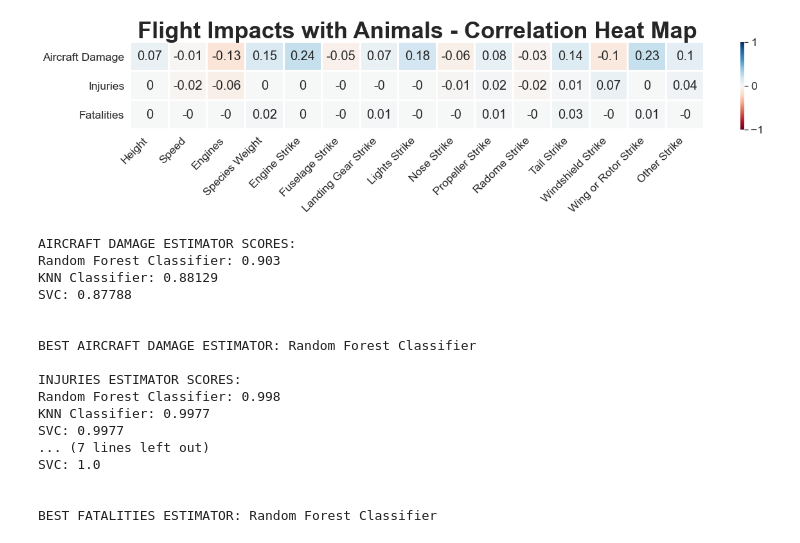
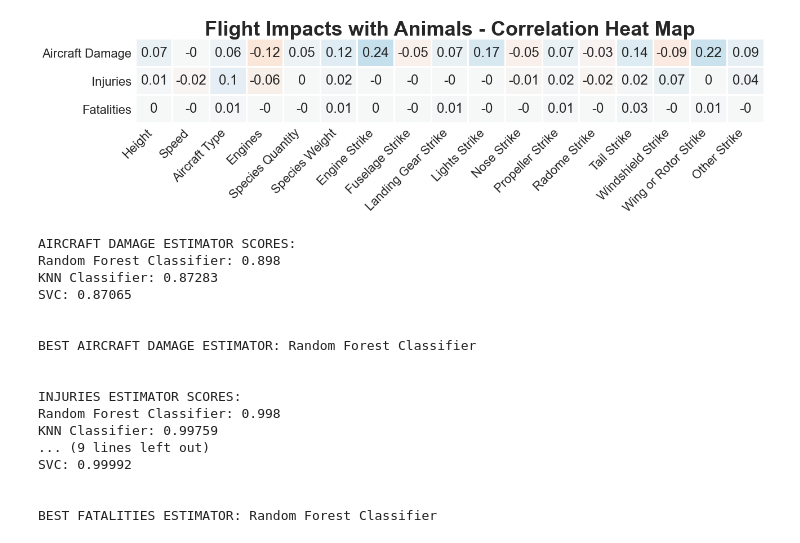
Before and after one commit to jgbreault/ByeByeBirdy, a Jupyter notebook: ByeByeBirdy.ipynb, the cells around one changed output. Cells and saved outputs as stored; diff of their text form; code cells hidden in the pictures.

```diff
--- a/ByeByeBirdy.ipynb
+++ b/ByeByeBirdy.ipynb
@@ -384,35 +509,24 @@ generateHistogram('Speed', 'km/h', 25)
 # %%
 ### Correlation Heat Map
 
-# Removing unintersting cols
-impactsCorr = impacts.drop(['Precise Year', 'Incident Year', 'Incident Month', 'Incident Day'], axis=1)
+impactsCorr = impacts.drop(['Biomass'], axis=1)
 corr = impactsCorr.corr().round(2)
 corr = corr.drop(predictionCols, axis=1)
-corr = corr.drop(strikeLocations + ['Engines', 'Height', 'Speed', 'Species Weight'], axis=0)
+corr = corr.drop(strikeLocations + ['Species Quantity', 'Engines', 'Height', 'Speed', 'Species Weight',
+                                    'Aircraft Type'], axis=0)
 
-heatmap = sns.heatmap(corr, annot = True, vmin=-1, vmax=1, center= 0, cmap="RdBu", linewidths=2)
+sns.heatmap(corr, annot = True, vmin=-1, vmax=1, center= 0, cmap="RdBu", linewidths=2, cbar=False)
 sns.set(rc={"figure.figsize":(standardCanvasWidth, standardCanvasHeight*0.25)})
-sns.set(font_scale=1.6)
+sns.set(font_scale=2)
 ax = plt.gca()
 ax.set_title("Flight Impacts with Animals - Correlation Heat Map", size=titleSize, fontweight="bold")
 ax.set_xticklabels(corr.columns, rotation = 45, ha="right")
+ax.tick_params(axis='both', which='major', pad=1, labelsize=tickLabelSize)
 plt.show()
 # %% [output]
-[figure, old version]
+[figure, new version]
 # %%
-### Finding best estimator(s)
-
-# Catagorical col encoding
-one_hot = OneHotEncoder(categories=[impacts['Aircraft'].unique(),
-                                    impacts['Aircraft Mass'].unique(), # 5 categories
-                                    impacts['Engine Type'].unique(),
-                                    impacts['Species Name'].unique(),
-                                    impacts['Species Quantity'].unique()])
-transformer = ColumnTransformer([('one_hot', one_hot,
-                                ['Aircraft', 'Aircraft Mass', 'Engine Type',
-                                 'Species Name','Species Quantity'])],
-                                remainder='passthrough')
-impactsX_t = transformer.fit_transform(impacts[XCols])
+### Finding Best Estimator(s)
 
 # Compares Random Forest Classifier, KNN Classifier, and SVC
 def findBestEstimator(col):
@@ -438,26 +552,27 @@ def findBestEstimator(col):
         print(f"{score}: {scores[score]}")
     print('\n')
 
-    print(f"BEST {colUp} ESTIMATOR: {max(scores, key=scores.get)}\n")
+    print(f"BEST {colUp} ESTIMATOR: {max(scores, key=scores.get)}")
+    print('\n')
 
 # Finding best estimator for Aircraft Damage, Injuries, and Fatalities
 for col in predictionCols:
     findBestEstimator(col)
 # %% [output]
 AIRCRAFT DAMAGE ESTIMATOR SCORES:
-Random Forest Classifier: 0.903
-KNN Classifier: 0.88129
-SVC: 0.87788
+Random Forest Classifier: 0.898
+KNN Classifier: 0.87283
+SVC: 0.87065
 
 
 BEST AIRCRAFT DAMAGE ESTIMATOR: Random Forest Classifier
 
+
 INJURIES ESTIMATOR SCORES:
 Random Forest Classifier: 0.998
-KNN Classifier: 0.9977
-SVC: 0.9977
-... (7 lines left out)
-SVC: 1.0
+KNN Classifier: 0.99759
+... (9 lines left out)
+SVC: 0.99992
 
 
 BEST FATALITIES ESTIMATOR: Random Forest Classifier
```
Also changed, not shown: parts of 21 cells of this notebook, 1 other file.
